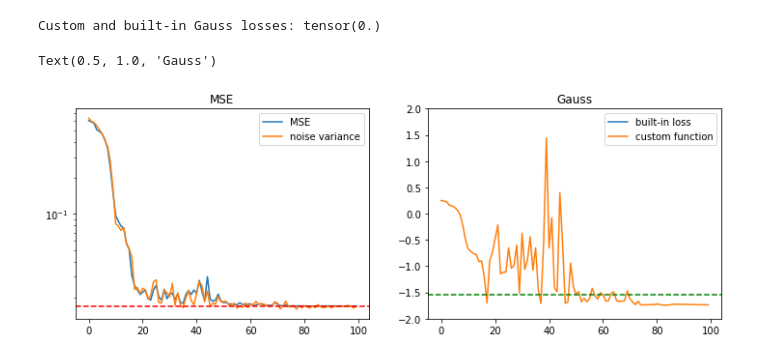
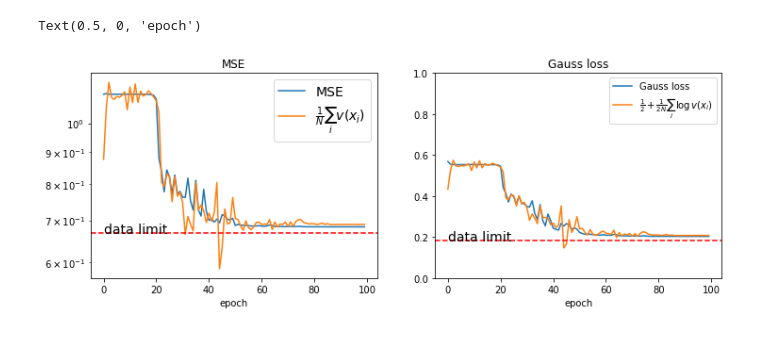
Before and after one commit to Pperezhogin/pyqg_experiments_Ross, a Jupyter notebook: pyqg_subgrid_experiments/GaussianLoss_1D.ipynb, the cells around one changed output. Saved outputs shown, nothing was run; the diff lists cells and outputs as text; code cells hidden in the pictures.

Commit message:
Gaussian learning update, test Ross

```diff
--- a/pyqg_subgrid_experiments/GaussianLoss_1D.ipynb
+++ b/pyqg_subgrid_experiments/GaussianLoss_1D.ipynb
@@ -195,7 +222,7 @@ def train_probabilistic(net, x, y, lr=0.001, num_epochs=100, batch_size=64, alph
         if epoch % 10 == 0:
             print(f"epoch = {epoch}, numpoints = {epoch_weight}, Gaussian Loss = {epoch_loss/epoch_weight}")
 # %%
-net = Net(100,10)
+net = Net(100,10); par = pars[1]
 # %%
-train(net, x, y, lr = 0.001, num_epochs=30, batch_size=64)
+train(net, x, generate_data(x,par), lr = 0.001, num_epochs=100, batch_size=64)
 # %% [output]
@@ -221,5 +256,5 @@ plt.legend(['Math expectation', 'prediction'])
 # %%
-pnet = Net(100,10,ANN_type='Gauss')
+pnet = Net(100,10,ANN_type='Gauss'); par = pars[1]
 # %%
-train_probabilistic(pnet, x, y, lr = 0.001, num_epochs=100, batch_size=64, alpha=1000000.)
+train_probabilistic(pnet, x, generate_data(x,par), lr = 0.001, num_epochs=100, batch_size=64, alpha=0.)
 # %% [output]
@@ -240,24 +271,23 @@ with torch.no_grad():
-# %%
-criterion = nn.GaussianNLLLoss()
-print('Custom and built-in Gauss losses:', custom_gauss(pnet,x,y) - criterion(yhat[:,0:1], y, yhat[:,1:2]))
-# %% [output]
-Custom and built-in Gauss losses: tensor(0.)
 # %%
 plt.figure(figsize=(12,4))
 plt.subplot(121)
 plt.semilogy(pnet.loss_history['custom_mse'])
-plt.semilogy(pnet.loss_history['noise_var'])
-plt.legend(['MSE', 'noise variance'])
-plt.axhline(y=MSE_min,linestyle='--',color='r')
+plt.semilogy(pnet.loss_history['var_mean'],'-', markersize=2)
+plt.legend(['MSE', r'$\frac{1}{N}\sum_i v(x_i)$'], fontsize=14)
+plt.xlabel('epoch')
+plt.axhline(y=MSE_min(x,par),linestyle='--',color='r')
+plt.text(x=0, y=MSE_min(x,par), s='data limit', fontsize=14)
+#plt.ylim([1e-5,1e0])
 plt.title('MSE')
 plt.subplot(122)
-plt.plot(pnet.loss_history['gauss'])
 plt.plot(pnet.loss_history['custom_gauss'])
-plt.ylim([-2,2])
-plt.legend(['built-in loss', 'custom function'])
-plt.axhline(y=Gauss_min,linestyle='--',color='r')
-plt.axhline(y=Gauss_homoscedastic,linestyle='--',color='g')
-plt.title('Gauss')
+plt.plot(pnet.loss_history['log_var_mean'],'-',markersize=2)
+plt.ylim([0,1])
+plt.legend(['Gauss loss', r'$\frac{1}{2} + \frac{1}{2N}\sum_i \log v(x_i)$'])
+plt.axhline(y=Gauss_min(x,par),linestyle='--',color='r')
+plt.text(x=0, y=Gauss_min(x,par), s='data limit', fontsize=14)
+plt.title('Gauss loss')
+plt.xlabel('epoch')
 # %% [output]
-Text(0.5, 1.0, 'Gauss')
+Text(0.5, 0, 'epoch')
-[figure, old version]
+[figure, new version]
```
Also changed, not shown: parts of 24 cells of this notebook, 3 other files.
